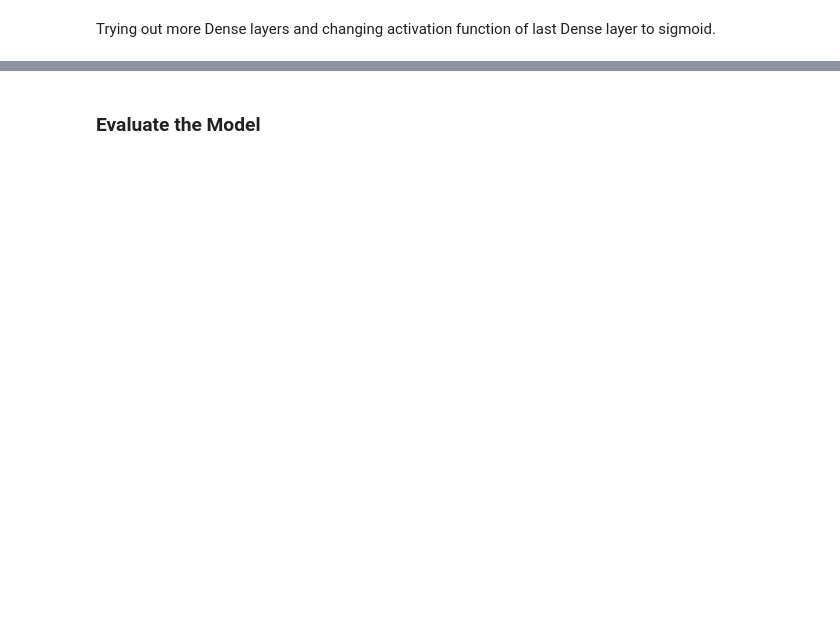
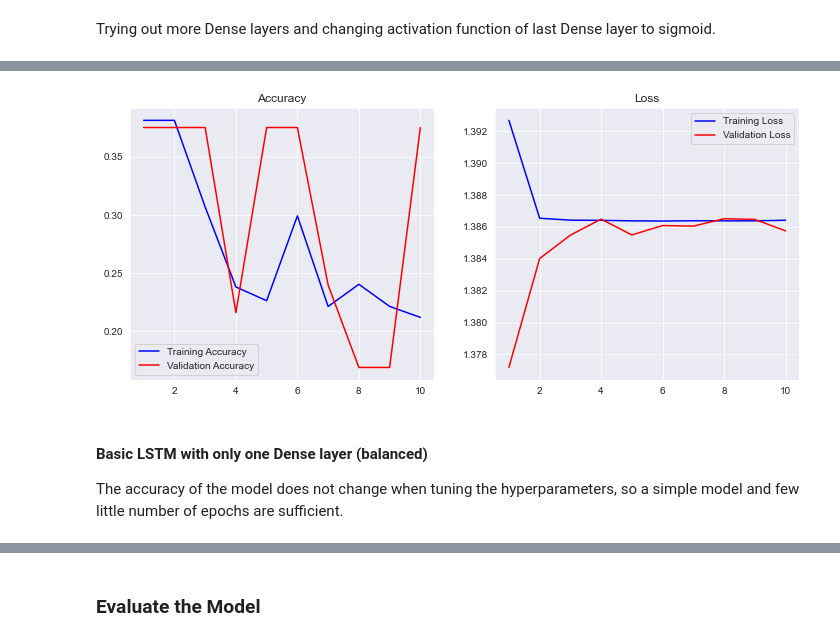
Before and after one commit to kiubb02/NLP_TheOffice_Project, a Jupyter notebook: main.ipynb, the cells around one changed output, grey strips where cells are left out. Cells and saved outputs as stored; diff of their text form; code cells hidden in the pictures; blank space fills up the shorter version.

```diff
--- a/main.ipynb
+++ b/main.ipynb
@@ -719,0 +766,11 @@ plot_history(history3)
+# %%
+# fit with class weights
+history2_balanced = model_seq2.fit(X_train_lstm, y_train_lstm,
+                    epochs=10,
+                    verbose="auto",
+                    validation_data=(X_test_lstm, y_test_lstm),
+                    batch_size=64,
+                    class_weight=class_weights)
+loss2_bal, accuracy2_bal = model_seq2.evaluate(X_train_lstm, y_train_lstm, verbose=False)
+print("Training Accuracy: {:.4f}".format(accuracy2_bal))
+print("Training Loss: {:.4f}".format(loss2_bal))
@@ -720,3 +795,11 @@ plot_history(history3)
+# %%
+# plot accuracy and loss of model "model_seq2" with class weights for balancing
+plot_history(history2_balanced)
+# %% [output]
+[figure, added]
+# %% [markdown]
+#### Basic LSTM with only one Dense layer (balanced)
+The accuracy of the model does not change when tuning the hyperparameters, so a simple model and few little number of epochs are sufficient.
 # %%
 embedding_dim = 32
 input_dim = X_train_lstm.shape[1]  # Number of features
```
Also changed, not shown: parts of 67 cells of this notebook.
